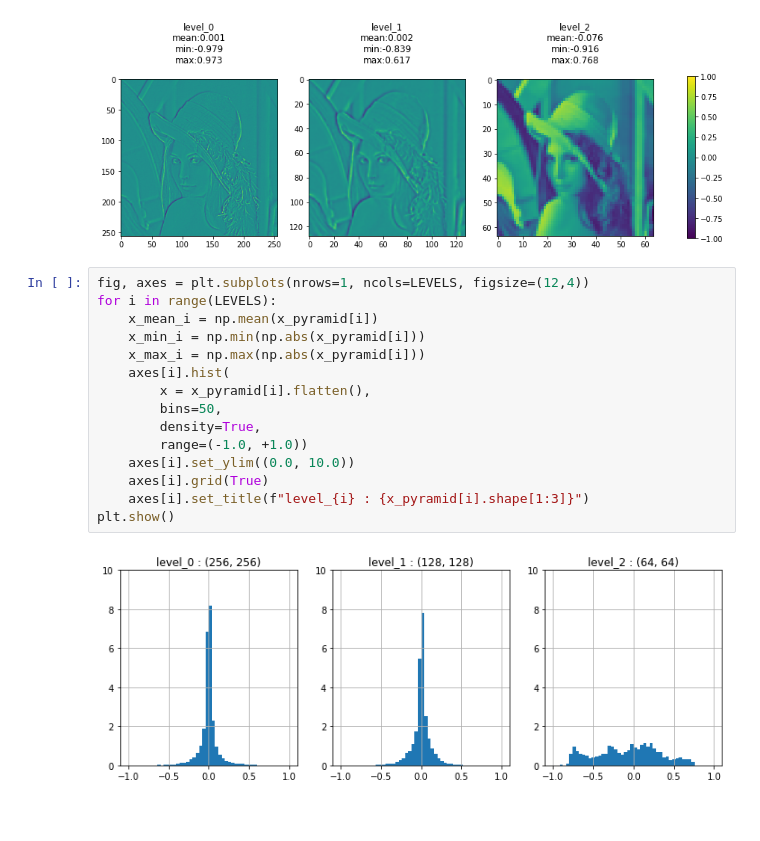
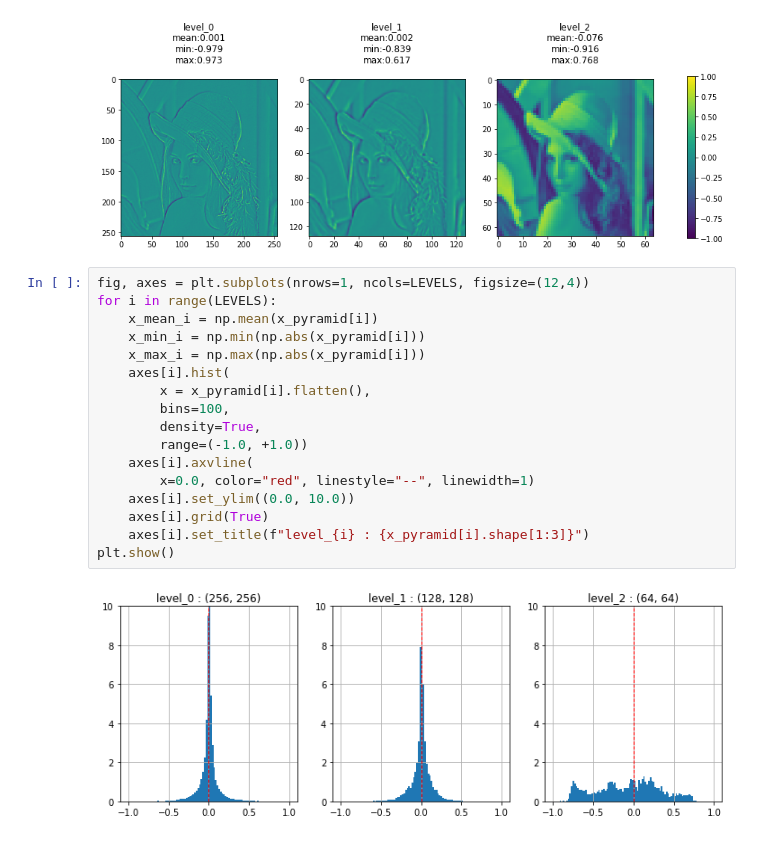
Before and after one commit to NikolasMarkou/blind_image_denoising, a Jupyter notebook: notebooks/test_laplacian_pyramid.ipynb, the cells around one changed output. Saved outputs shown, nothing was run; the diff lists cells and outputs as text.

```diff
--- a/notebooks/test_laplacian_pyramid.ipynb
+++ b/notebooks/test_laplacian_pyramid.ipynb
@@ -95,17 +95,19 @@ plt.show()
 # %%
 fig, axes = plt.subplots(nrows=1, ncols=LEVELS, figsize=(12,4))
 for i in range(LEVELS):
     x_mean_i = np.mean(x_pyramid[i])
     x_min_i = np.min(np.abs(x_pyramid[i]))
     x_max_i = np.max(np.abs(x_pyramid[i]))
     axes[i].hist(
         x = x_pyramid[i].flatten(),
-        bins=50,
+        bins=100,
         density=True,
         range=(-1.0, +1.0))
+    axes[i].axvline(
+        x=0.0, color="red", linestyle="--", linewidth=1)
     axes[i].set_ylim((0.0, 10.0))
     axes[i].grid(True)
     axes[i].set_title(f"level_{i} : {x_pyramid[i].shape[1:3]}")
 plt.show()
 # %% [output]
-[figure, old version]
+[figure, new version]
```
Also changed, not shown: parts of 1 cell of this notebook.
